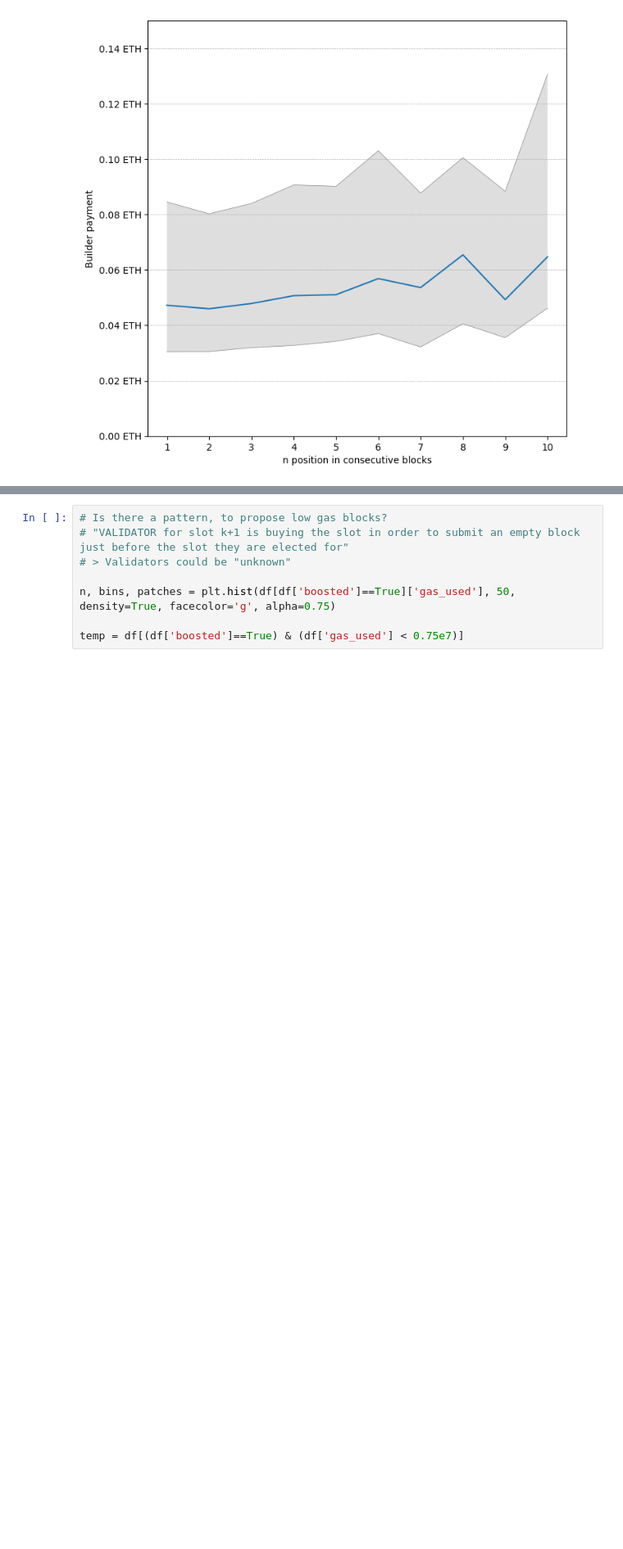
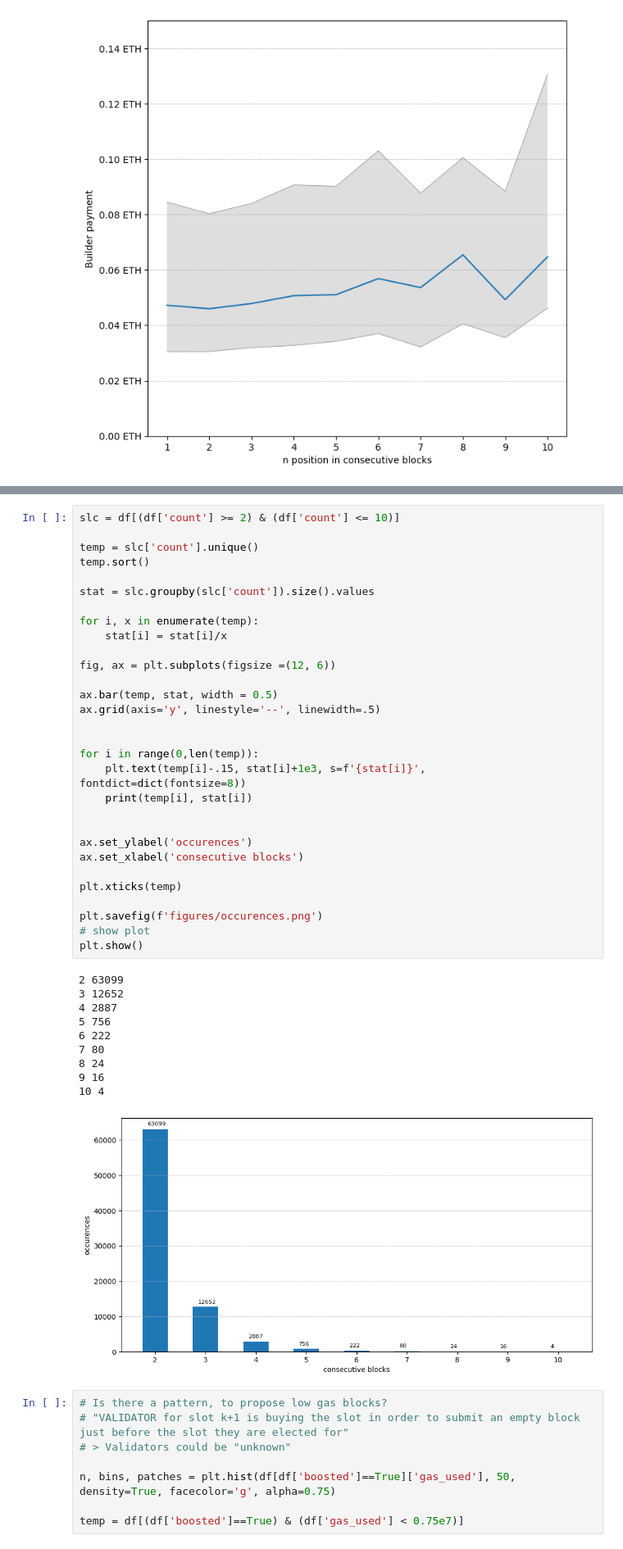
Before and after one commit to vivowa/mmev, a Jupyter notebook: lightblocks_testrun.ipynb, the cells around one changed output, grey strips where cells are left out. Shown at 82% size. Drawn from its saved outputs; the diff is of its cells as text; blank space fills up the shorter version.

```diff
--- a/lightblocks_testrun.ipynb
+++ b/lightblocks_testrun.ipynb
@@ -388,3 +394,44 @@ plt.show()
+# %%
+slc = df[(df['count'] >= 2) & (df['count'] <= 10)]
+
+temp = slc['count'].unique()
+temp.sort()
+
+stat = slc.groupby(slc['count']).size().values
+
+for i, x in enumerate(temp):
+    stat[i] = stat[i]/x
+
+fig, ax = plt.subplots(figsize =(12, 6))
+
+ax.bar(temp, stat, width = 0.5)
+ax.grid(axis='y', linestyle='--', linewidth=.5)
+
+
+for i in range(0,len(temp)):
+    plt.text(temp[i]-.15, stat[i]+1e3, s=f'{stat[i]}', fontdict=dict(fontsize=8))
+    print(temp[i], stat[i])
+
+
+ax.set_ylabel('occurences')
+ax.set_xlabel('consecutive blocks')
+
+plt.xticks(temp)
+
+plt.savefig(f'figures/occurences.png')
+# show plot
+plt.show()
+# %% [output]
+2 63099
+3 12652
+4 2887
+5 756
+6 222
+7 80
+8 24
+9 16
+10 4
+[figure, added]
 # %%
 # Is there a pattern, to propose low gas blocks?
 # "VALIDATOR for slot k+1 is buying the slot in order to submit an empty block just before the slot they are elected for"
```
Also changed, not shown: parts of 35 cells of this notebook, 3 other files.
